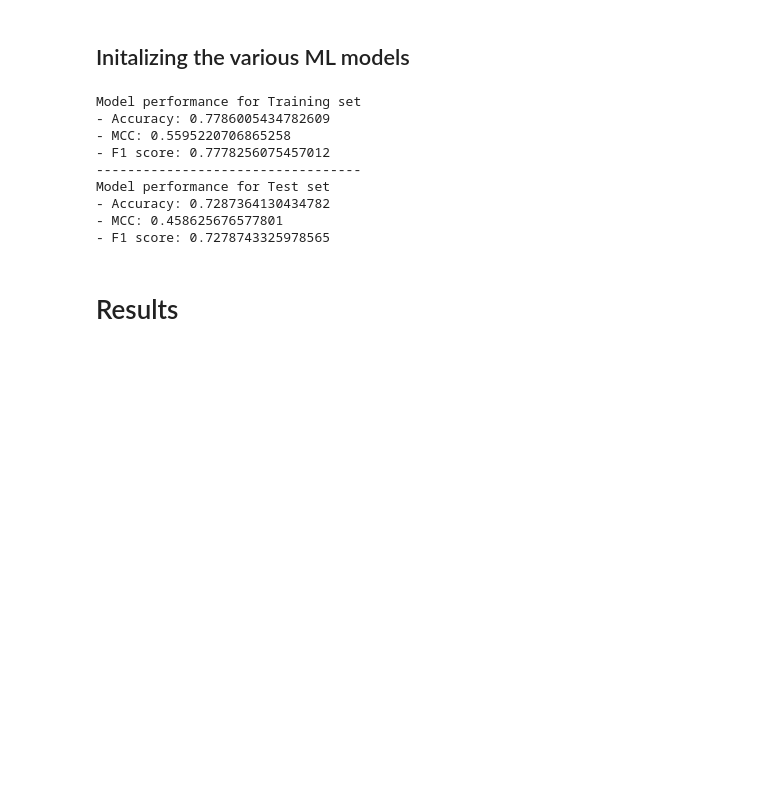
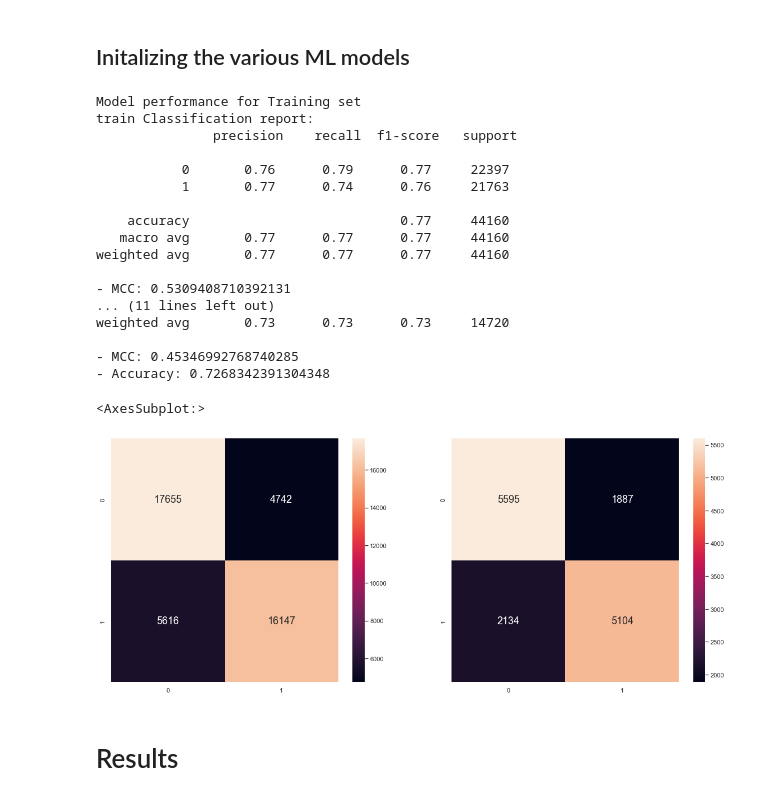
Before and after one commit to timothy-lew/dsai_mini_project, a Jupyter notebook: Final_Ensemble.ipynb, the cells around one changed output. Saved outputs shown, nothing was run; the diff lists cells and outputs as text; code cells hidden in the pictures; blank space fills up the shorter version.

```diff
--- a/Final_Ensemble.ipynb
+++ b/Final_Ensemble.ipynb
@@ -97,8 +97,8 @@ logreg_cv = cross_val_score(logreg,X,y.values.ravel(),cv = 5,scoring = 'accuracy
 # %%
 # Random Forest
 # Change categorical-level to numeric-level
-cardio_clean['Chol'] = cardio_clean['Chol'].replace(['N','B','H'],[0,5,10])
-cardio_clean['Gluc'] = cardio_clean['Gluc'].replace(['N','B','H'],[0,5,10])
+cardio_clean['Chol'] = cardio_clean['Chol'].replace(['N','B','H'],[0,1,2])
+cardio_clean['Gluc'] = cardio_clean['Gluc'].replace(['N','B','H'],[0,1,2])
 cardio_clean['Gender'] = cardio_clean['Gender'].replace(['M','F'],[0,1])
 
 # Separate the predictors to X and Response to y
@@ -128,8 +128,8 @@ rf_Model_cv = cross_val_score(rf_Model,X,y,cv = 5,scoring = 'accuracy')
 # %%
 # K-Nearest Neighbors
 # Change categorical-level to numeric-level
-cardio_clean['Chol'] = cardio_clean['Chol'].replace(['N','B','H'],[0,5,10])
-cardio_clean['Gluc'] = cardio_clean['Gluc'].replace(['N','B','H'],[0,5,10])
+cardio_clean['Chol'] = cardio_clean['Chol'].replace(['N','B','H'],[0,1,2])
+cardio_clean['Gluc'] = cardio_clean['Gluc'].replace(['N','B','H'],[0,1,2])
 cardio_clean['Gender'] = cardio_clean['Gender'].replace(['M','F'],[0,1])
 
 # Separate the predictors to X and Response to y
@@ -159,8 +159,8 @@ knn_cv = cross_val_score(knn,X,y,cv = 5,scoring = 'accuracy')
 # %%
 # MultiLayer Perceptron
 # Change categorical-level to numeric-level
-cardio_clean['Chol']=cardio_clean['Chol'].replace(['N','B','H'],[0,5,10])
-cardio_clean['Gluc']=cardio_clean['Gluc'].replace(['N','B','H'],[0,5,10])
+cardio_clean['Chol']=cardio_clean['Chol'].replace(['N','B','H'],[0,1,2])
+cardio_clean['Gluc']=cardio_clean['Gluc'].replace(['N','B','H'],[0,1,2])
 cardio_clean['Gender']=cardio_clean['Gender'].replace(['M','F'],[0,1])
 
 # Separate the predictors to X and Response to y
@@ -197,45 +197,63 @@ estimator_list = [
 stack_model = StackingClassifier(estimators = estimator_list, final_estimator=LogisticRegression(), n_jobs = -1)
 
 # Train stacked model
 stack_model.fit(X_train, y_train)
 
 # Make predictions
 y_train_pred = stack_model.predict(X_train)
 y_test_pred = stack_model.predict(X_test)
 
 # Training set model performance
 stack_model_train_accuracy = accuracy_score(y_train, y_train_pred) # Calculate Accuracy
 stack_model_train_mcc = matthews_corrcoef(y_train, y_train_pred) # Calculate MCC
 stack_model_train_f1 = f1_score(y_train, y_train_pred, average='weighted') # Calculate F1-score
 
 # Test set model performance
 stack_model_test_accuracy = accuracy_score(y_test, y_test_pred) # Calculate Accuracy
 stack_model_test_mcc = matthews_corrcoef(y_test, y_test_pred) # Calculate MCC
 stack_model_test_f1 = f1_score(y_test, y_test_pred, average='weighted') # Calculate F1-score
 
 #Cross Validation
 #stack_model_cv = cross_val_score(stack_model,X,y,cv = 5,scoring = 'accuracy')
 #print("The accuracy score of is:",score.mean())
 
 print('Model performance for Training set')
+print('train Classification report:\n',classification_report(y_train,y_train_pred))
+print('- MCC: %s' % stack_model_train_mcc)
 print('- Accuracy: %s' % stack_model_train_accuracy)
-print('- MCC: %s' % stack_model_train_mcc)
-print('- F1 score: %s' % stack_model_train_f1)
 print('----------------------------------')
 print('Model performance for Test set')
+print('test Classification report:\n',classification_report(y_test,y_test_pred))
+print('- MCC: %s' % stack_model_test_mcc)
 print('- Accuracy: %s' % stack_model_test_accuracy)
-print('- MCC: %s' % stack_model_test_mcc)
-print('- F1 score: %s' % stack_model_test_f1)
+print()
+
+# Plot the Confusion Matrix for Train and Test
+f, axes = plt.subplots(1, 2, figsize=(20, 8))
+sb.heatmap(confusion_matrix(y_train, y_train_pred),
+           annot = True, fmt=".0f", annot_kws={"size": 18}, ax = axes[0])
+sb.heatmap(confusion_matrix(y_test, y_test_pred),
+           annot = True, fmt=".0f", annot_kws={"size": 18}, ax = axes[1])
 # %% [output]
 Model performance for Training set
-- Accuracy: 0.7786005434782609
-- MCC: 0.5595220706865258
-- F1 score: 0.7778256075457012
-----------------------------------
-Model performance for Test set
-- Accuracy: 0.7287364130434782
-- MCC: 0.458625676577801
-- F1 score: 0.7278743325978565
+train Classification report:
+               precision    recall  f1-score   support
+
+           0       0.76      0.79      0.77     22397
+           1       0.77      0.74      0.76     21763
+
+    accuracy                           0.77     44160
+   macro avg       0.77      0.77      0.77     44160
+weighted avg       0.77      0.77      0.77     44160
+
+- MCC: 0.5309408710392131
+... (11 lines left out)
+weighted avg       0.73      0.73      0.73     14720
+
+- MCC: 0.45346992768740285
+- Accuracy: 0.7268342391304348
+<AxesSubplot:>
+[figure, added]
 # %%
 #Cross Validation
 stack_model_cv = cross_val_score(stack_model,X,y,cv = 5,scoring = 'accuracy', n_jobs = -1)
```
Also changed, not shown: parts of 1 cell of this notebook, 4 other files.
